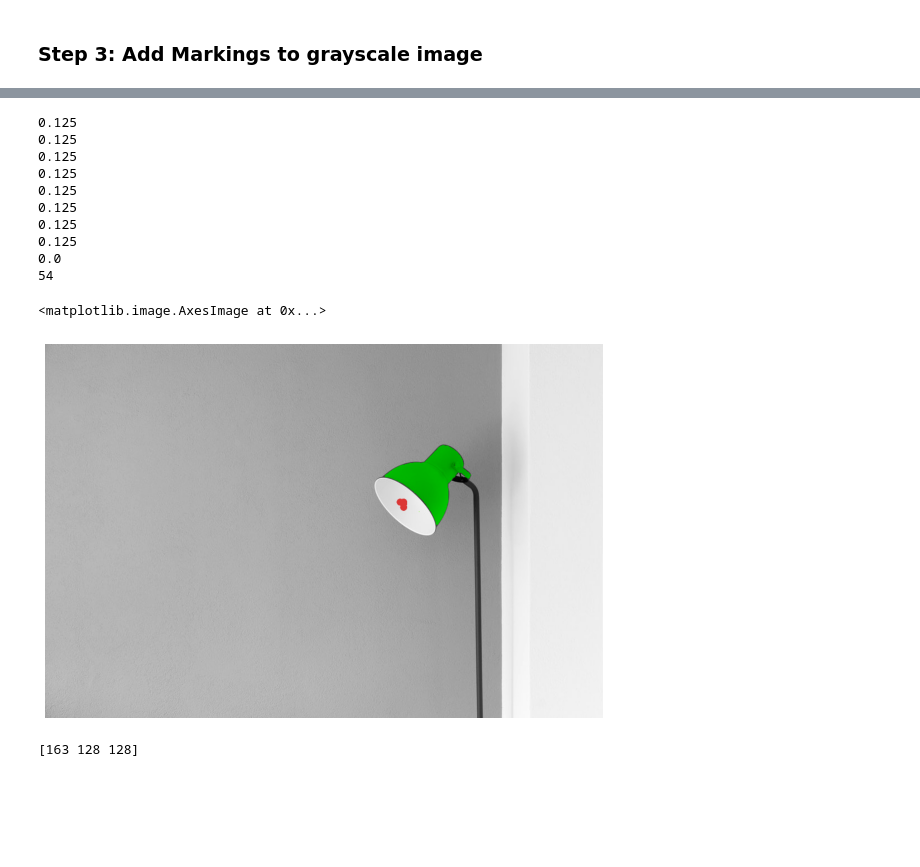
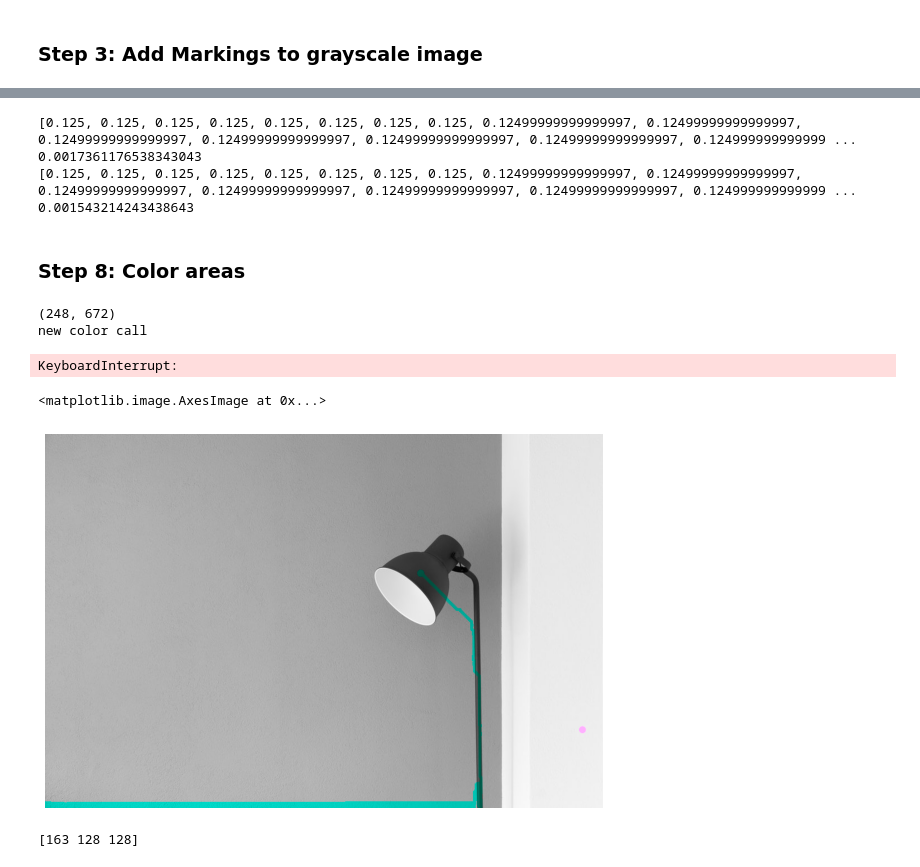
Before and after one commit to Dhernandeznater/cs445FinalProject, a Jupyter notebook: ImageColorization.ipynb, the cells around one changed output, grey strips where cells are left out. Saved outputs shown, nothing was run; the diff lists cells and outputs as text; code cells hidden in the pictures; blank space fills up the shorter version.

```diff
--- a/ImageColorization.ipynb
+++ b/ImageColorization.ipynb
@@ -123,0 +130,17 @@ plt.imshow(marked_img)
+# %%
+grayscale_yuv = cv2.cvtColor(grayscale_img, cv2.COLOR_GRAY2RGB)
+grayscale_yuv = cv2.cvtColor(grayscale_yuv, cv2.COLOR_RGB2YUV)
+yuv_image = cv2.cvtColor(marked_img, cv2.COLOR_BGR2YUV)
+
+
+
+for row in range(yuv_image.shape[0]):
+    if row % 50 == 0:
+        print("Row " + str(row))
+    for col in range(yuv_image.shape[1]):
+        yuv_image[row, col, 0] = grayscale_yuv[row, col, 0]
+
+fig = plt.figure(figsize=(15, 15))
+plt.title("Marked Image w/ Original Intensities", {'fontsize':11})
+plt.imshow(cv2.cvtColor(yuv_image, cv2.COLOR_YUV2BGR))
+# plt.imshow(cv2.cvtColor(grayscale_yuv, cv2.COLOR_YUV2RGB))
@@ -228,23 +292,33 @@ for row in range(height):
 # %%
-yuv_image = cv2.cvtColor(marked_img, cv2.COLOR_RGB2YUV)
+# TESTING VALUES, DELETE LATER
 
-yuv_image[300, 670, 1] = 13
-yuv_image[300, 670, 2] = 13
+# yuv_image = cv2.cvtColor(marked_img, cv2.COLOR_BGR2YUV)
 
-print(yuv_image[200, 700, 0])
-yuv_image[200, 700, 1] = 256
-yuv_image[200, 700, 2] = 256
+# yuv_image[301, 645, 1] = 13
+# yuv_image[301, 645, 2] = 13
+
+# print(yuv_image[200, 700, 0])
+# yuv_image[200, 700, 1] = 255
+# yuv_image[200, 700, 2] = 255
+
+for point in colored_pixels:
+    window = getWindowPixels(point[0], point[1])
+
+    for pixel in window:
+            weight = weights[((point[0], point[1]), (pixel[0], pixel[1]))]
+
+            variance_weights.append(weight)
+
+    neighbor_variance = np.var(variance_weights)
+    print(variance_weights)
+    print(neighbor_variance)
 # %% [output]
-0.125
-0.125
-0.125
-0.125
-0.125
-0.125
-0.125
-0.125
-0.0
-54
+[0.125, 0.125, 0.125, 0.125, 0.125, 0.125, 0.125, 0.125, 0.12499999999999997, 0.12499999999999997, 0.12499999999999997, 0.12499999999999997, 0.12499999999999997, 0.12499999999999997, 0.124999999999999 ...
+0.0017361176538343043
+[0.125, 0.125, 0.125, 0.125, 0.125, 0.125, 0.125, 0.125, 0.12499999999999997, 0.12499999999999997, 0.12499999999999997, 0.12499999999999997, 0.12499999999999997, 0.12499999999999997, 0.124999999999999 ...
+0.001543214243438643
+# %% [markdown]
+### Step 8: Color areas
 # %%
 def traverseArea(start):
     toVisit = [start]
@@ -309,10 +377,19 @@ traverseArea((200, 700))
+# %%
+for pixel in colored_pixels:
+    print(pixel)
+    print("new color call")
+    traverseArea(pixel)
+# %% [output]
+(248, 672)
+new color call
+KeyboardInterrupt:
 # %%
 plt.figure(figsize=(10, 10))
 plt.axis('off')
-plt.imshow(cv2.cvtColor(yuv_image, cv2.COLOR_YUV2RGB))
+plt.imshow(cv2.cvtColor(yuv_image, cv2.COLOR_YUV2BGR))
 # %% [output]
 <matplotlib.image.AxesImage at 0x...>
-[figure, old version]
+[figure, new version]
 # %%
 print(yuv_image[250, 171])
 # %% [output]
```
Also changed, not shown: parts of 13 cells of this notebook, 1 other file.
